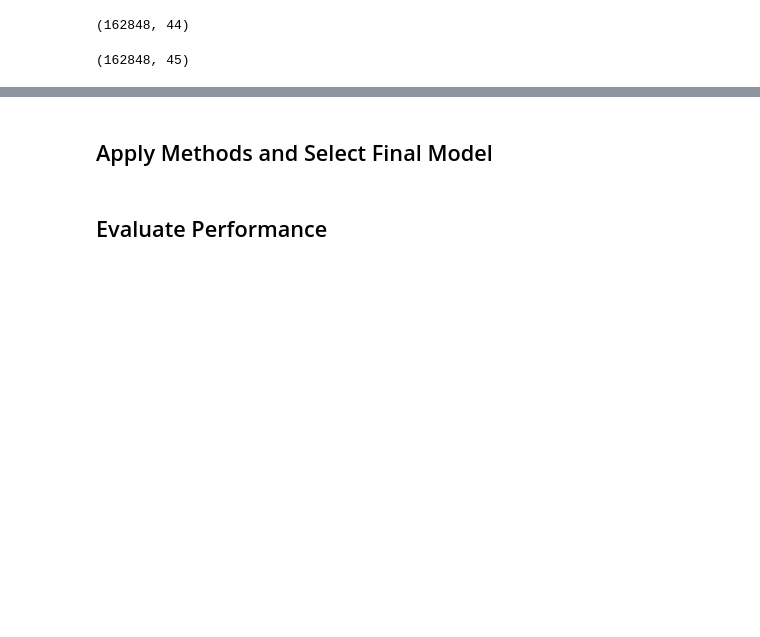
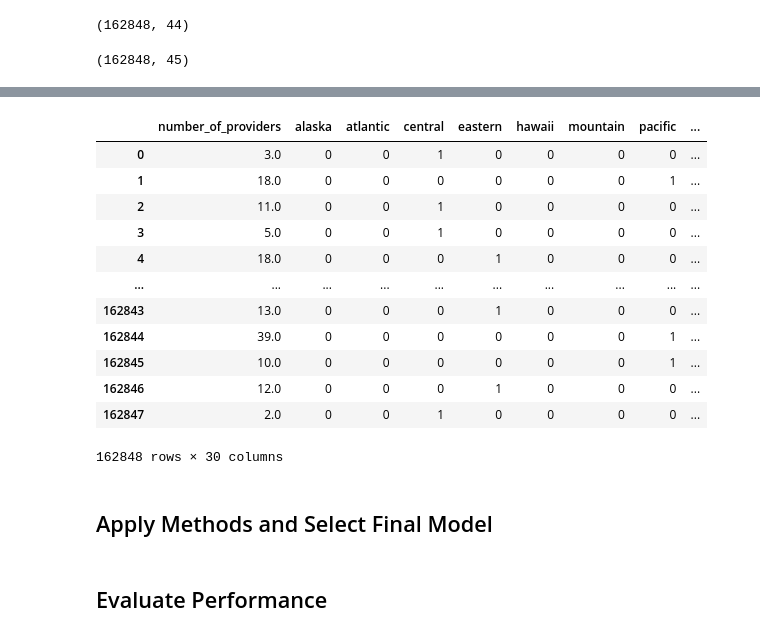
Before and after one commit to renaqd/team7-ADS502, a Jupyter notebook: team7-Final.ipynb, the cells around one changed output, grey strips where cells are left out. Drawn from its saved outputs; the diff is of its cells as text; code cells hidden in the pictures; blank space fills up the shorter version.

Commit message:
classification of cbsa2

```diff
--- a/team7-Final.ipynb
+++ b/team7-Final.ipynb
@@ -1434,7 +1436,3 @@ cbsa2['Q3'] = cbsa2.groupby('type_of_service')['target_payment'].transform(lambd
 # prediction column on cbsa2
 
 cbsa2['in_range'] = (cbsa2['predicted_average_payment'] >= cbsa2['Q1']) & (cbsa2['predicted_average_payment'] <= cbsa2['Q3'])
-
-pred_in_range = cbsa2[cbsa2['in_range'] == True]
-cbsa2 = pred_in_range[['number_of_providers','state','target_payment','predicted_average_payment','Q1','Q3','in_range']]
-cbsa2
@@ -1488,0 +1493,5 @@ cbsa2
+# %%
+zone_encoded = pd.get_dummies(cbsa2['zone'])
+zone_encoded = zone_encoded.astype(int)
+
+cbsa2 = pd.concat([cbsa2, zone_encoded], axis=1)
@@ -1489,3 +1518,32 @@ cbsa2
+# %%
+# subset numerical and encoded variables
+cbsa2 = cbsa2[['number_of_providers','alaska', 'atlantic',
+       'central', 'eastern', 'hawaii', 'mountain', 'pacific',
+       'Ambulance (Emergency & Non-Emergency)', 'Ambulance (Emergency)',
+       'Ambulance (Non-Emergency)', 'Cardiac Rehabilitation Program',
+       'Chiropractic Services', 'Clinical Laboratory (Billing Independently)',
+       'Dialysis', 'Federally Qualified Health Center (FQHC)', 'Home Health',
+       'Hospice', 'Independent Diagnostic Testing Facility Pt A',
+       'Independent Diagnostic Testing Facility Pt B',
+       'Long-Term Care Hospitals', 'Ophthalmology',
+       'Physical & Occupational Therapy', 'Podiatry Services',
+       'Preventive Health Services', 'Psychotherapy', 'Pulmonology',
+       'Skilled Nursing Facility', 'Telemedicine', 'in_range']]
+cbsa2
+# %% [output]
+|  | number_of_providers | alaska | atlantic | central | eastern | hawaii | mountain | pacific | ... |
+| 0 | 3.0 | 0 | 0 | 1 | 0 | 0 | 0 | 0 | ... |
+| 1 | 18.0 | 0 | 0 | 0 | 0 | 0 | 0 | 1 | ... |
+| 2 | 11.0 | 0 | 0 | 1 | 0 | 0 | 0 | 0 | ... |
+| 3 | 5.0 | 0 | 0 | 1 | 0 | 0 | 0 | 0 | ... |
+| 4 | 18.0 | 0 | 0 | 0 | 1 | 0 | 0 | 0 | ... |
+| ... | ... | ... | ... | ... | ... | ... | ... | ... | ... |
+| 162843 | 13.0 | 0 | 0 | 0 | 1 | 0 | 0 | 0 | ... |
+| 162844 | 39.0 | 0 | 0 | 0 | 0 | 0 | 0 | 1 | ... |
+| 162845 | 10.0 | 0 | 0 | 0 | 0 | 0 | 0 | 1 | ... |
+| 162846 | 12.0 | 0 | 0 | 0 | 1 | 0 | 0 | 0 | ... |
+| 162847 | 2.0 | 0 | 0 | 1 | 0 | 0 | 0 | 0 | ... |
+162848 rows × 30 columns
 # %% [markdown]
 ## Apply Methods and Select Final Model
 # %% [markdown]
```
Also changed, not shown: parts of 11 cells of this notebook.
